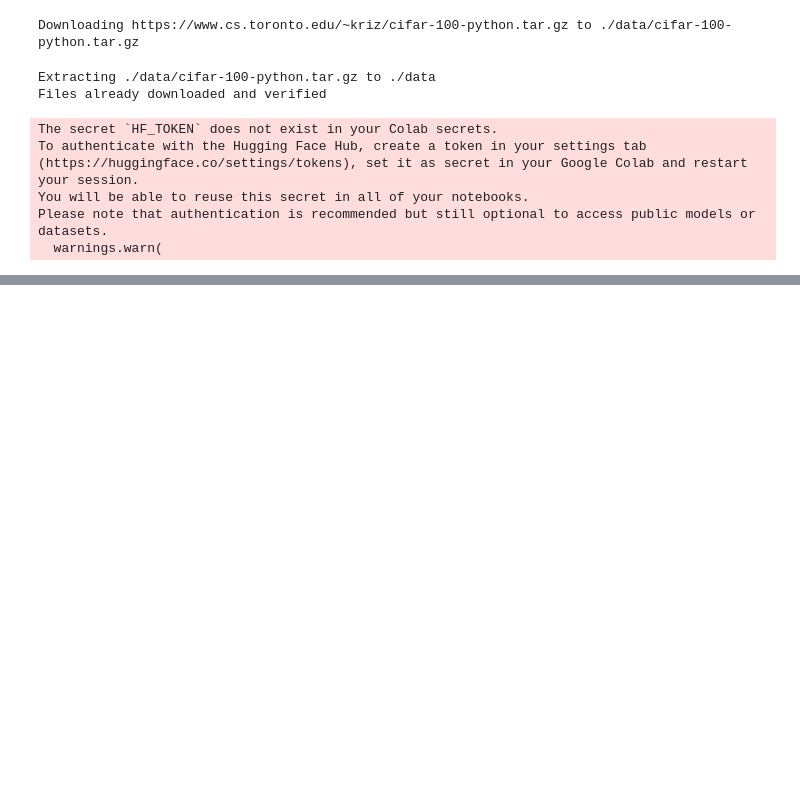
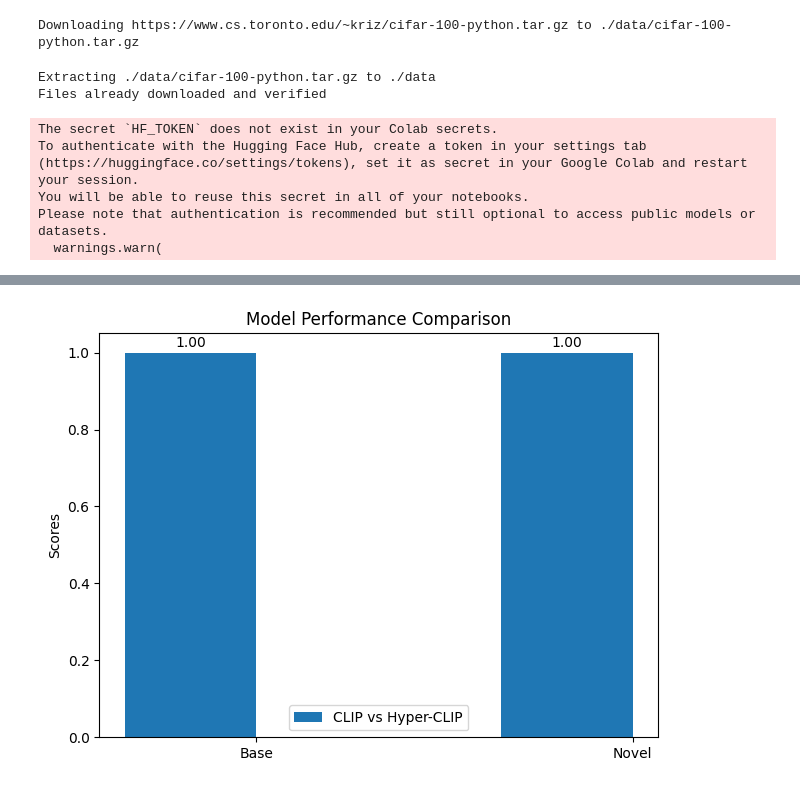
Before and after one commit to nickintj/20242R0136COSE47402, a Jupyter notebook: Final Project/Hyper_CLIP.ipynb, the cells around one changed output, grey strips where cells are left out. Drawn from its saved outputs; the diff is of its cells as text; code cells hidden in the pictures; blank space fills up the shorter version.

```diff
--- a/Final Project/Hyper_CLIP.ipynb
+++ b/Final Project/Hyper_CLIP.ipynb
@@ -36,8 +36,10 @@ Files already downloaded and verified
 import torch
 from transformers import CLIPProcessor, CLIPModel
 
+device = "cuda" if torch.cuda.is_available() else "cpu"
+
 # Load CLIP model and processor
-model = CLIPModel.from_pretrained("openai/clip-vit-base-patch32")
+model = CLIPModel.from_pretrained("openai/clip-vit-base-patch32").to(device)
 processor = CLIPProcessor.from_pretrained("openai/clip-vit-base-patch32")
 
 # Freeze pre-trained layers if required
@@ -115,20 +126,20 @@ model.eval()
 
 correct = 0
 total = 0
-test_loader = DataLoader(test_data, batch_size=64, shuffle=False)
+test_loader = DataLoader(test_data, batch_size=50, shuffle=False)
 with torch.no_grad():
     for images, labels in tqdm(test_loader):
-        inputs_image = processor(images=images, return_tensors="pt")
-        text_inputs = processor(text=coarse_class_texts, return_tensors="pt", padding=True)
+        inputs_image = processor(images=images, return_tensors="pt").to(device)
+        text_inputs = processor(text=coarse_class_texts, return_tensors="pt", padding=True).to(device)
 
         # Get model predictions
         outputs = model(**inputs_image, input_ids=text_inputs.input_ids)
 
-        logits_per_image = outputs.logits_per_image
+        logits_per_image = outputs.logits_per_image.to(device)
         predicted = logits_per_image.argmax(dim=-1)
 
         total += labels.size(0)
-        correct += (predicted == labels).sum().item()
+        correct += (predicted == labels.to(device)).sum().item()
 
 accuracy = 100 * correct / total
 print(f"Test Accuracy: {accuracy:.2f}%")
@@ -187,0 +148,5 @@ NameError: name 'train_data' is not defined
+# %%
+original_test_data = CIFAR100(root='./data', train=False, download=True, transform=transform)
+
+original_model = CLIPModel.from_pretrained("openai/clip-vit-base-patch32").to(device)
+original_model.vision_model.head = nn.Linear(original_model.vision_model.config.hidden_size, 100)
@@ -187,0 +202,34 @@ NameError: name 'train_data' is not defined
+# %%
+# Visualisation
+
+import matplotlib.pyplot as plt
+import numpy as np
+
+metrics = ['Base', 'Novel']
+
+acc_list = [accuracy, original_accuracy]
+
+bar_width = 0.35
+index = np.arange(len(metrics))
+fig, ax = plt.subplots()
+bar1 = ax.bar(index, acc_list, bar_width, label='CLIP vs Hyper-CLIP')
+
+ax.set_ylabel('Scores')
+ax.set_title('Model Performance Comparison')
+ax.set_xticks(index + bar_width / 2)
+ax.set_xticklabels(metrics)
+ax.legend()
+
+def add_value_labels(bars):
+    for bar in bars:
+        height = bar.get_height()
+        ax.annotate(f'{height:.2f}', xy=(bar.get_x() + bar.get_width() / 2, height),
+                    xytext=(0, 2),  # 2 points vertical offset
+                    textcoords='offset points',
+                    ha='center', va='bottom')
+
+add_value_labels(bar1)
+plt.tight_layout()
+plt.show()
+# %% [output]
+[figure, added]
```
Also changed, not shown: parts of 7 cells of this notebook.
